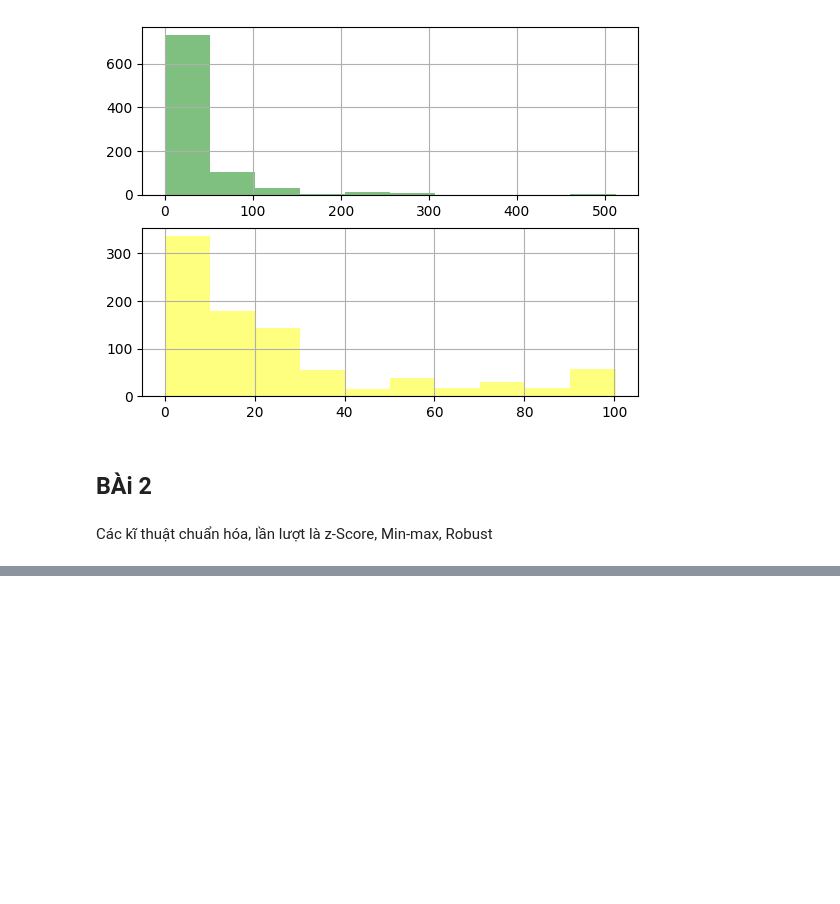
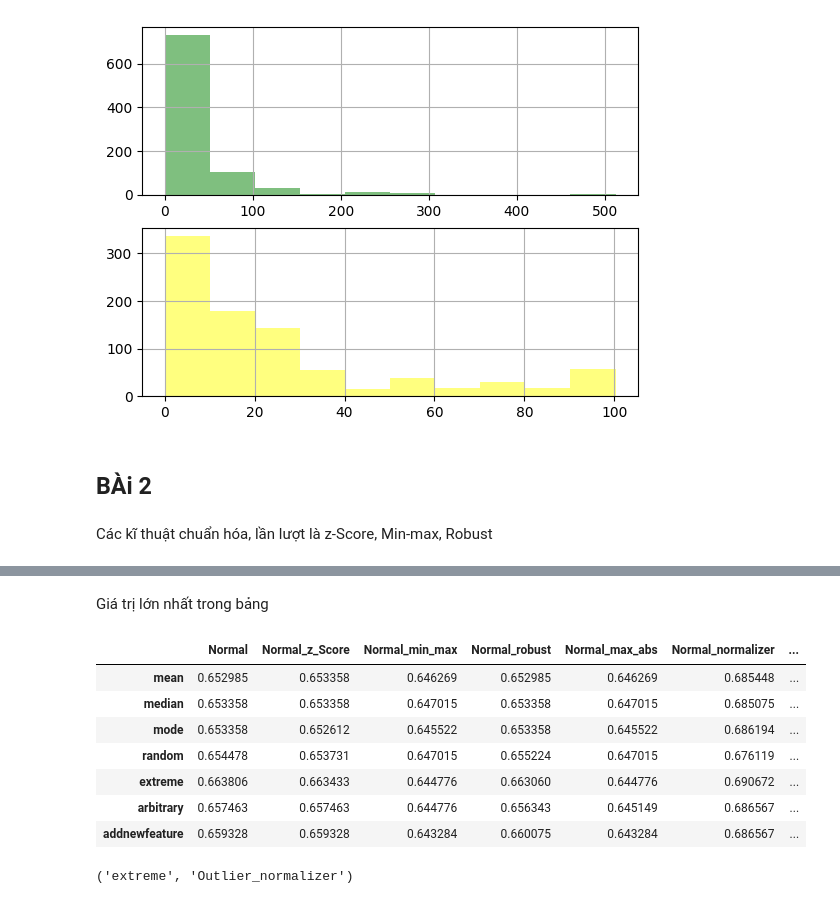
Before and after one commit to Hoanqnqu/Chuong5, a Jupyter notebook: titanic.ipynb, the cells around one changed output, grey strips where cells are left out. Drawn from its saved outputs; the diff is of its cells as text; code cells hidden in the pictures; blank space fills up the shorter version.

```diff
--- a/titanic.ipynb
+++ b/titanic.ipynb
@@ -348,0 +451,22 @@ styled_df
+# %% [markdown]
+Giá trị lớn nhất trong bảng
+# %%
+
+styled_df2 = df.style.highlight_max( color='#D21312',axis=None)
+styled_df2
+# %% [output]
+|  | Normal | Normal_z_Score | Normal_min_max | Normal_robust | Normal_max_abs | Normal_normalizer | ... |
+| mean | 0.652985 | 0.653358 | 0.646269 | 0.652985 | 0.646269 | 0.685448 | ... |
+| median | 0.653358 | 0.653358 | 0.647015 | 0.653358 | 0.647015 | 0.685075 | ... |
+| mode | 0.653358 | 0.652612 | 0.645522 | 0.653358 | 0.645522 | 0.686194 | ... |
+| random | 0.654478 | 0.653731 | 0.647015 | 0.655224 | 0.647015 | 0.676119 | ... |
+| extreme | 0.663806 | 0.663433 | 0.644776 | 0.663060 | 0.644776 | 0.690672 | ... |
+| arbitrary | 0.657463 | 0.657463 | 0.644776 | 0.656343 | 0.645149 | 0.686567 | ... |
+| addnewfeature | 0.659328 | 0.659328 | 0.643284 | 0.660075 | 0.643284 | 0.686567 | ... |
+# %%
+max_pos = df.stack().idxmax()
+
+# In ra vị trí giá trị lớn nhất
+print(max_pos)
+# %% [output]
+('extreme', 'Outlier_normalizer')
```
Also changed, not shown: parts of 4 cells of this notebook.
